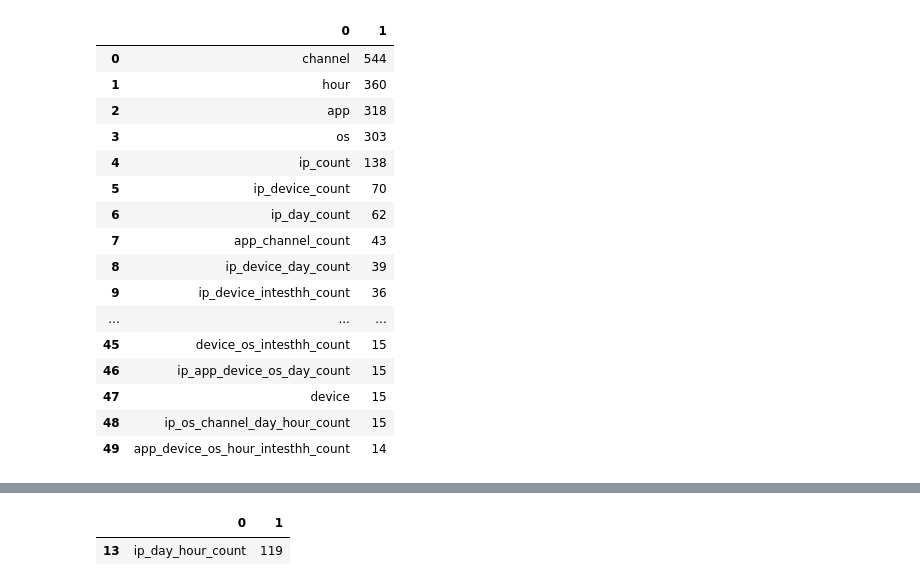
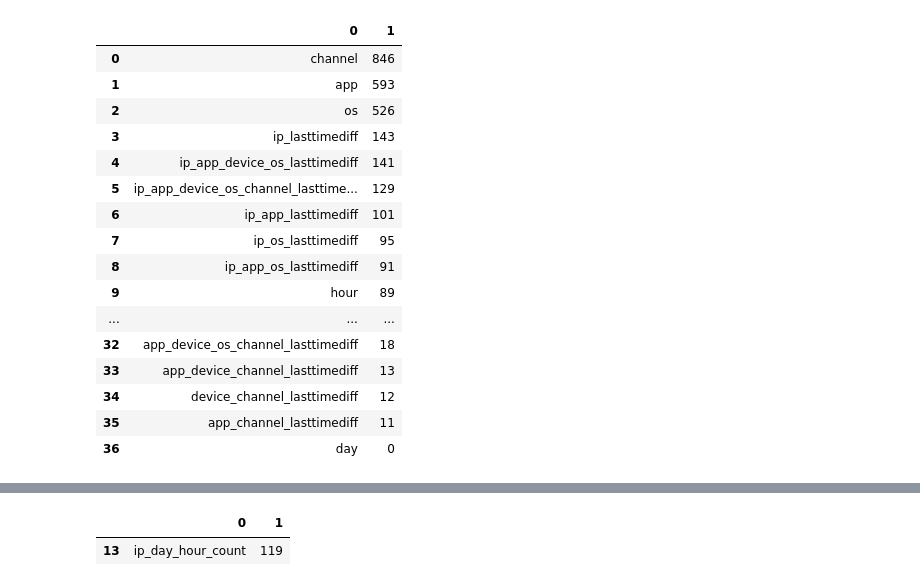
Before and after one commit to wluo-personal/Kaggle, a Jupyter notebook: talkingdata/wl/evaluation/evaluate_feature_importance_lgbm.ipynb, the cells around one changed output, grey strips where cells are left out. Cells and saved outputs as stored; diff of their text form; code cells hidden in the pictures.

```diff
--- a/talkingdata/wl/evaluation/evaluate_feature_importance_lgbm.ipynb
+++ b/talkingdata/wl/evaluation/evaluate_feature_importance_lgbm.ipynb
@@ -3,32 +3,34 @@ import pandas as pd
 import numpy as np
 # %%
 count = pd.read_csv('/home/kai/data/kaggle/talkingdata/wl/data/output/importance_train_count_all_0405_combine5_61.csv', header=None)
-count21 = pd.read_csv('/home/kai/data/kaggle/talkingdata/wl/data/output/importance_train_count_all_0404_scale21.csv', header=None)
+# count21 = pd.read_csv('/home/kai/data/kaggle/talkingdata/wl/data/output/importance_train_count_all_0404_scale21.csv', header=None)
 mean = pd.read_csv('/home/kai/data/kaggle/talkingdata/wl/data/output/importance_train_mean_all_0405_combine5.csv', header=None)
-mean21 = pd.read_csv('/home/kai/data/kaggle/talkingdata/wl/data/output/importance_train_mean_scale21.csv', header=None)
+mean21 = pd.read_csv('/home/kai/data/kaggle/talkingdata/wl/data/output/importance_cm0408_2_leaf7.csv', header=None)
 reversemean = pd.read_csv('/home/kai/data/kaggle/talkingdata/wl/data/output/importance_train_reversemean_all_0405_combine5.csv', header=None)
-sub_count = pd.read_csv('/home/kai/data/kaggle/talkingdata/wl/data/output/importance_just_count75m_0404.csv', header=None)
 
-sub_75 = pd.read_csv('/home/kai/data/kaggle/talkingdata/wl/data/output/importance__countAndmean75m_0404_shuffleVal.csv', header=None)
+time2nextclick = pd.read_csv('/home/kai/data/kaggle/talkingdata/wl/data/output/importance_train_time2nextclick_0405_combine5_61.csv', header=None)
+time2previousclick = pd.read_csv('/home/kai/data/kaggle/talkingdata/wl/data/output/importance_train_time2previousclick_0405_combine5_61.csv', header=None)
 
-count_1 = pd.read_csv('/home/kai/data/kaggle/talkingdata/wl/data/output/importance__only_count_submission0406.csv', header=None)
+countfromfuture = pd.read_csv('/home/kai/data/kaggle/talkingdata/wl/data/output/importance_train_countfromfuture_0405_combine5_61.csv', header=None)
+countfrompast = pd.read_csv('/home/kai/data/kaggle/talkingdata/wl/data/output/importance_train_countfrompast_0405_combine5_61.csv', header=None)
+lasttimediff = pd.read_csv('/home/kai/data/kaggle/talkingdata/wl/data/output/importance_train_lasttimediff_0405_combine5_61.csv', header=None)
 # %%
-count.head(50)
+lasttimediff.head(50)
 # %% [output]
 |  | 0 | 1 |
-| 0 | channel | 544 |
-| 1 | hour | 360 |
-| 2 | app | 318 |
-| 3 | os | 303 |
-| 4 | ip_count | 138 |
-| 5 | ip_device_count | 70 |
-| 6 | ip_day_count | 62 |
-| 7 | app_channel_count | 43 |
-| 8 | ip_device_day_count | 39 |
-| 9 | ip_device_intesthh_count | 36 |
+| 0 | channel | 846 |
+| 1 | app | 593 |
+| 2 | os | 526 |
+| 3 | ip_lasttimediff | 143 |
+| 4 | ip_app_device_os_lasttimediff | 141 |
+| 5 | ip_app_device_os_channel_lasttime... | 129 |
+| 6 | ip_app_lasttimediff | 101 |
+| 7 | ip_os_lasttimediff | 95 |
+| 8 | ip_app_os_lasttimediff | 91 |
+| 9 | hour | 89 |
 | ... | ... | ... |
-| 45 | device_os_intesthh_count | 15 |
-| 46 | ip_app_device_os_day_count | 15 |
-| 47 | device | 15 |
-| 48 | ip_os_channel_day_hour_count | 15 |
-| 49 | app_device_os_hour_intesthh_count | 14 |
+| 32 | app_device_os_channel_lasttimediff | 18 |
+| 33 | app_device_channel_lasttimediff | 13 |
+| 34 | device_channel_lasttimediff | 12 |
+| 35 | app_channel_lasttimediff | 11 |
+| 36 | day | 0 |
```
Also changed, not shown: parts of 6 cells of this notebook, 12 other files.
